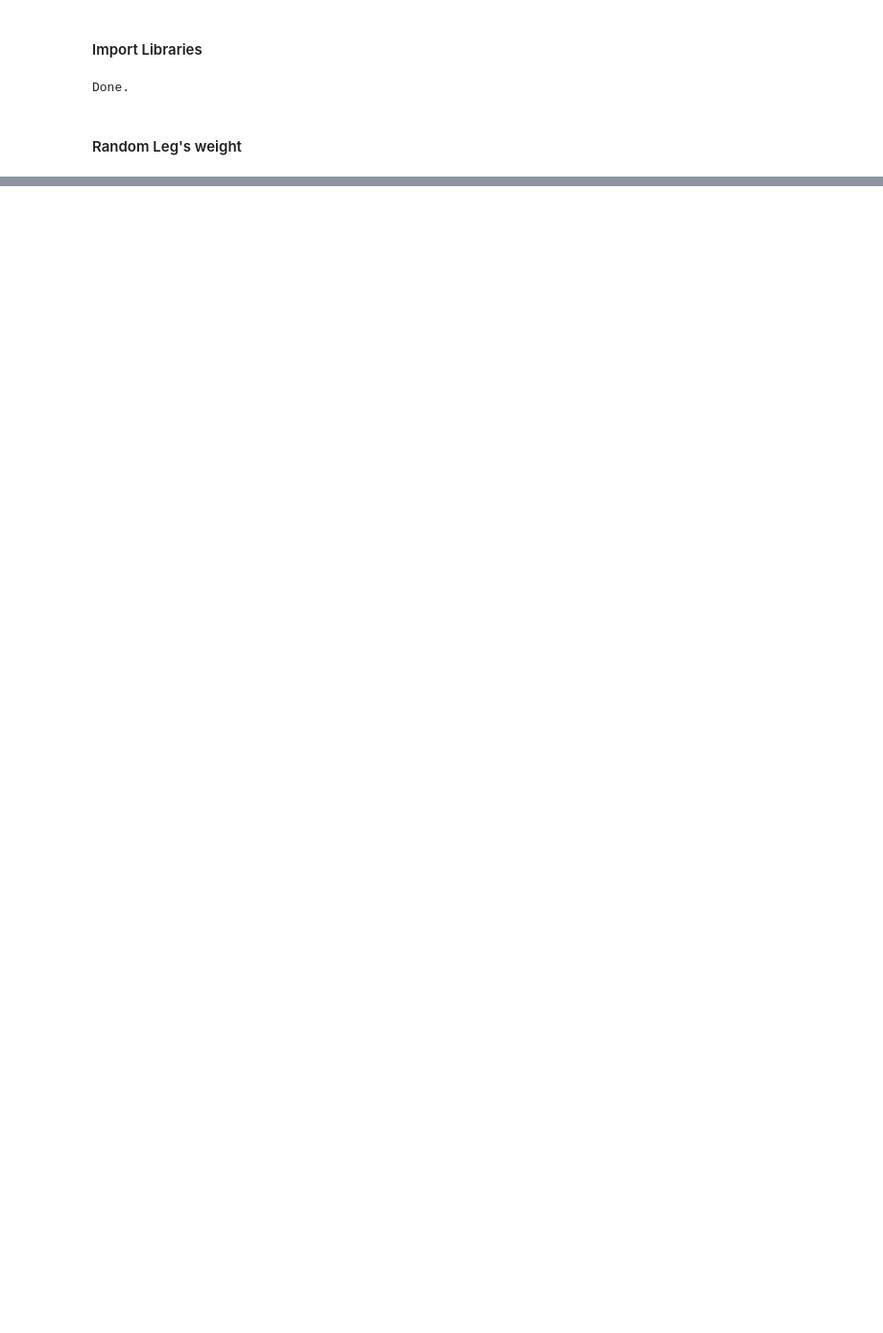
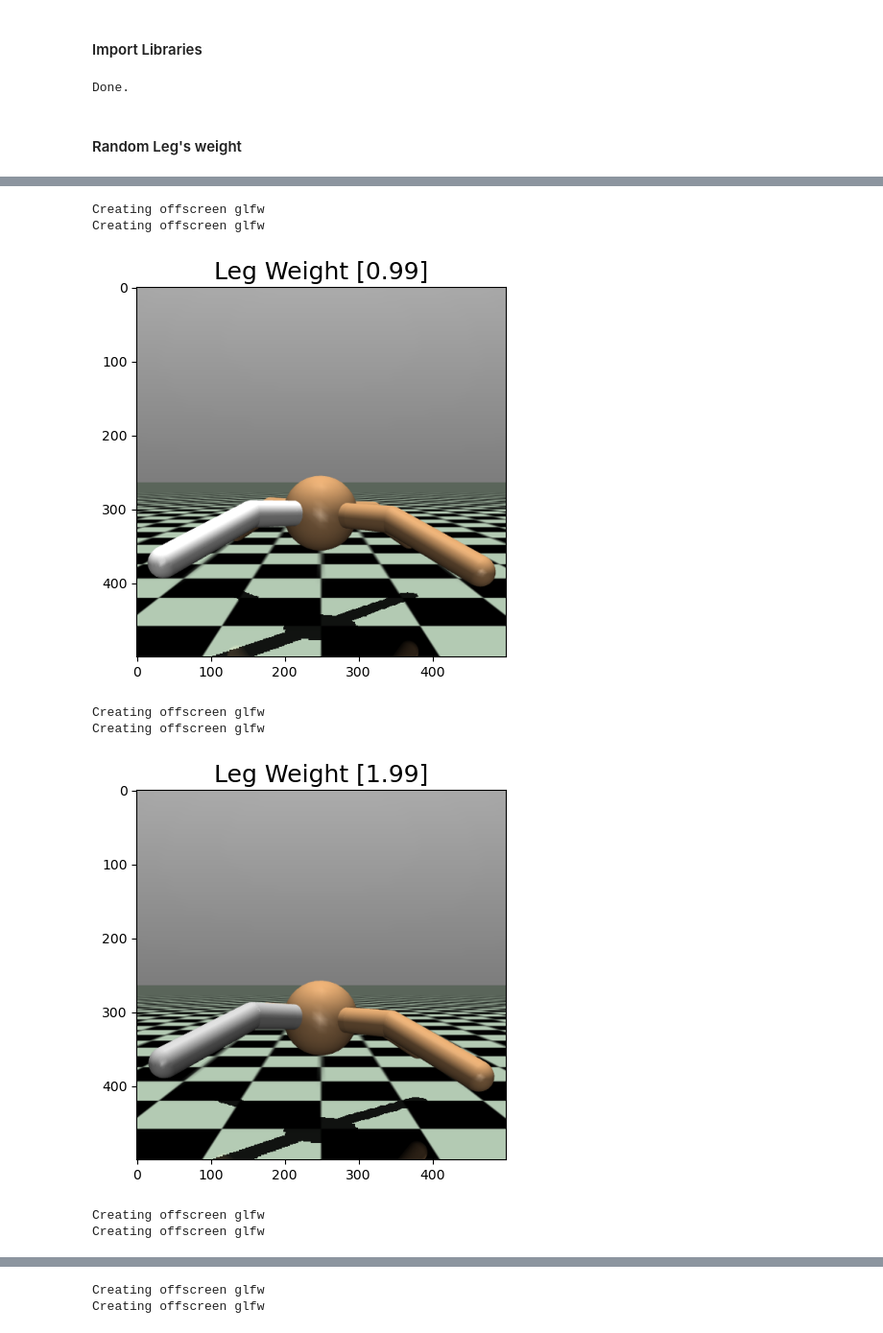
Before and after one commit to Hansooworld/mujoco-random-env, a Jupyter notebook: demo_random_ant_env.ipynb, the cells around one changed output, grey strips where cells are left out. Shown at 96% size. Saved outputs shown, nothing was run; the diff lists cells and outputs as text; code cells hidden in the pictures; blank space fills up the shorter version.

```diff
--- a/demo_random_ant_env.ipynb
+++ b/demo_random_ant_env.ipynb
@@ -39,0 +42,22 @@ Creating offscreen glfw
+# %%
+max_tick, plot_every = 500, 100
+for tick in range(max_tick):
+    if (tick+1) % plot_every == 0:
+        env = AntRandomEnvClass(xml_path='xml/ant_leg.xml', rand_mass=[1,5], rand_fric=None, render_mode="rgb_array", VERBOSE=False)
+        env.set_leg_weight(tick/100)
+        frame = env.render(mode='rgb_array')
+        for i in range(10):
+            env.step(np.random.standard_normal(8)*0.1)
+        plt.figure(figsize=(env.render_w/env.render_res, env.render_h/env.render_res))
+        plt.imshow(frame)
+        plt.title("Leg Weight [{}]".format(env.get_leg_weight()), fontsize=18)
+        plt.show()
+# %% [output]
+Creating offscreen glfw
+Creating offscreen glfw
+[figure, added]
+Creating offscreen glfw
+Creating offscreen glfw
+[figure, added]
+Creating offscreen glfw
+Creating offscreen glfw
@@ -39,0 +65,2 @@ Creating offscreen glfw
+Creating offscreen glfw
+Creating offscreen glfw
```
Also changed, not shown: parts of 16 cells of this notebook, 11 other files.
